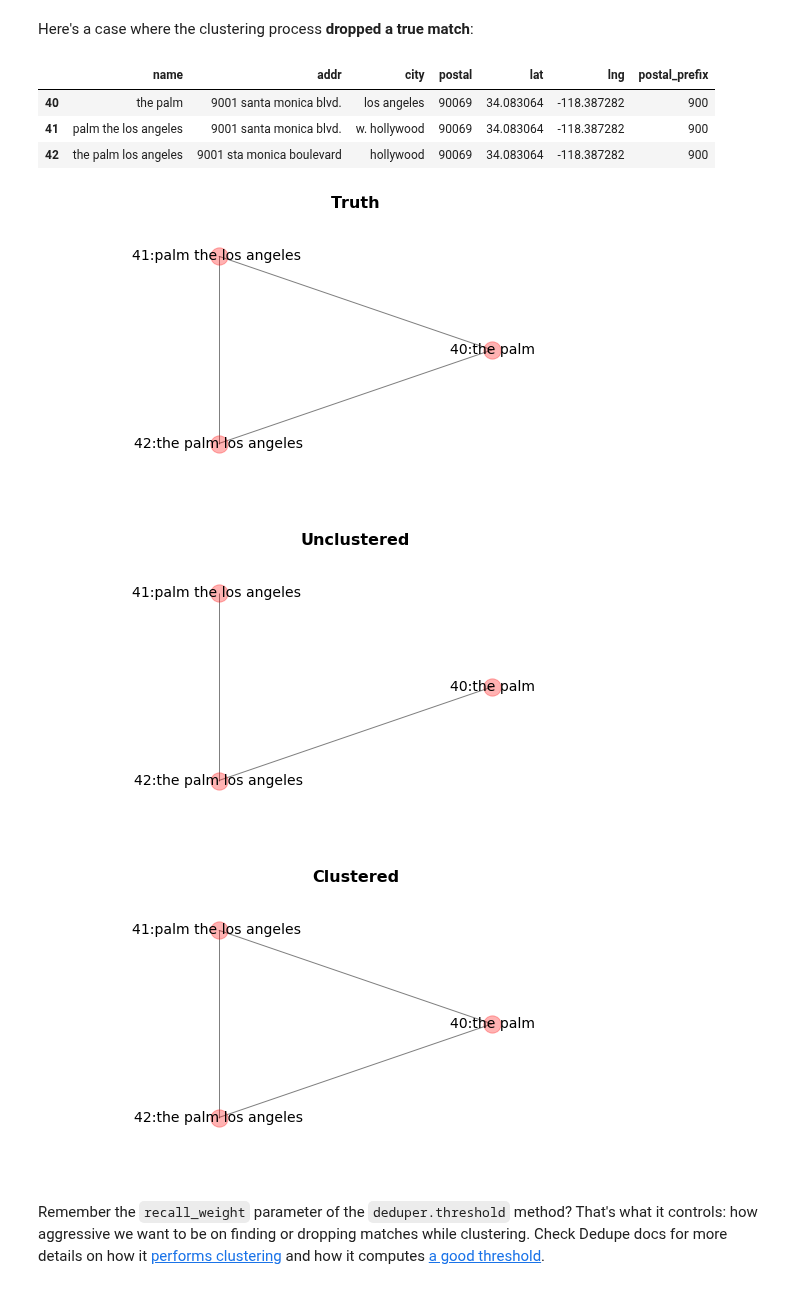
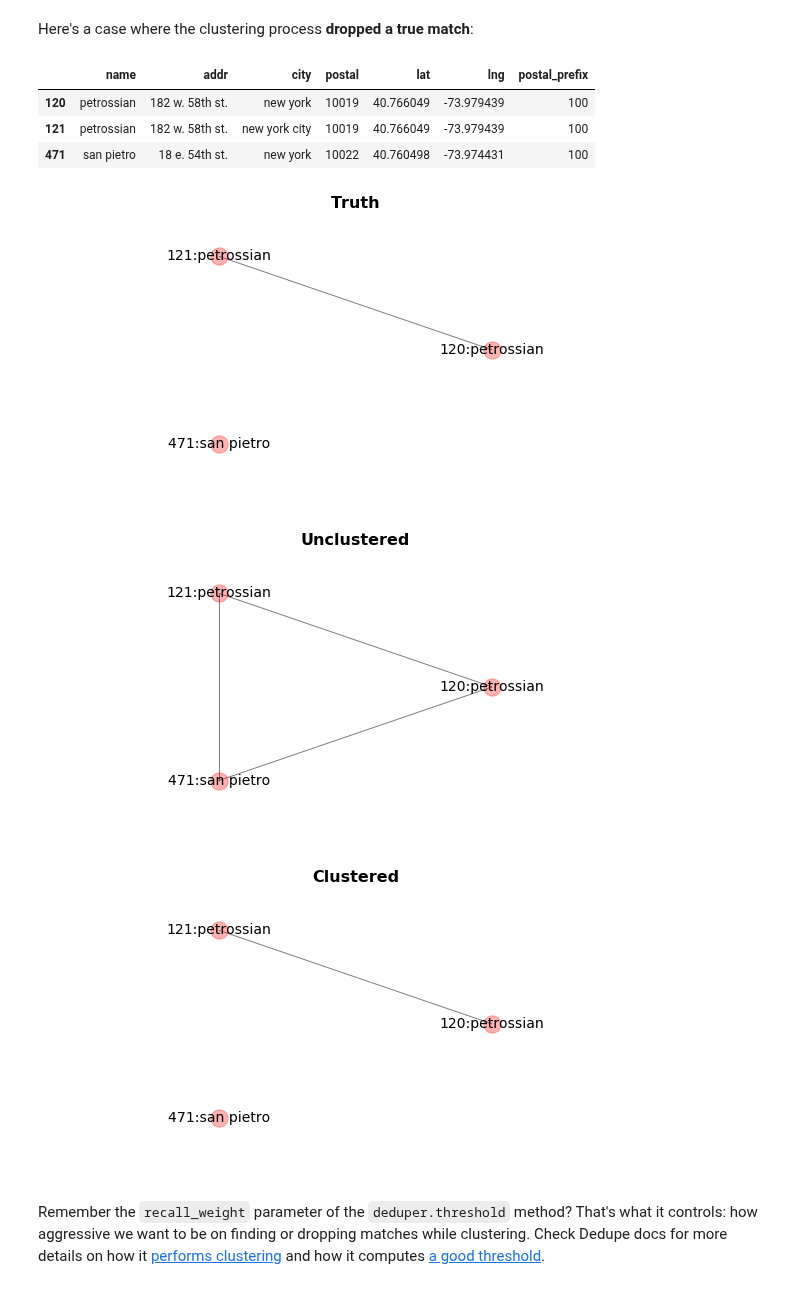
Before and after one commit to vintasoftware/deduplication-slides, a Jupyter notebook: slides-reduced.ipynb, the cells around one changed output. Drawn from its saved outputs; the diff is of its cells as text; code cells hidden in the pictures.

```diff
--- a/slides-reduced.ipynb
+++ b/slides-reduced.ipynb
@@ -1190,19 +1031,19 @@ Here's a case where the clustering process **dropped a true match**:
 # %%
 from graph_utils import show_cluster_graphs
 
-bad_diff_all_ids = {40, 41, 42}
+diff_ids = {120, 121, 471}
 show_cluster_graphs(
     df,
     golden_pairs_set, dedupe_found_pairs_set, dedupe_unclustered_found_pairs_set,
-    bad_diff_all_ids)
+    diff_ids)
 # %% [output]
 |  | name | addr | city | postal | lat | lng | postal_prefix |
-| 40 | the palm | 9001 santa monica blvd. | los angeles | 90069 | 34.083064 | -118.387282 | 900 |
-| 41 | palm the los angeles | 9001 santa monica blvd. | w. hollywood | 90069 | 34.083064 | -118.387282 | 900 |
-| 42 | the palm los angeles | 9001 sta monica boulevard | hollywood | 90069 | 34.083064 | -118.387282 | 900 |
+| 120 | petrossian | 182 w. 58th st. | new york | 10019 | 40.766049 | -73.979439 | 100 |
+| 121 | petrossian | 182 w. 58th st. | new york city | 10019 | 40.766049 | -73.979439 | 100 |
+| 471 | san pietro | 18 e. 54th st. | new york | 10022 | 40.760498 | -73.974431 | 100 |
-[figure, old version]
+[figure, new version]
-[figure, old version]
+[figure, new version]
-[figure, old version]
+[figure, new version]
 # %% [markdown]
 Remember the `recall_weight` parameter of the `deduper.threshold` method? That's what it controls: how aggressive we want to be on finding or dropping matches while clustering. Check Dedupe docs for more details on how it [performs clustering](https://docs.dedupe.io/en/latest/Grouping-duplicates.html) and how it computes [a good threshold](https://docs.dedupe.io/en/latest/Choosing-a-good-threshold.html#).
 # %% [markdown]
```
Also changed, not shown: parts of 35 cells of this notebook, 4 other files.
